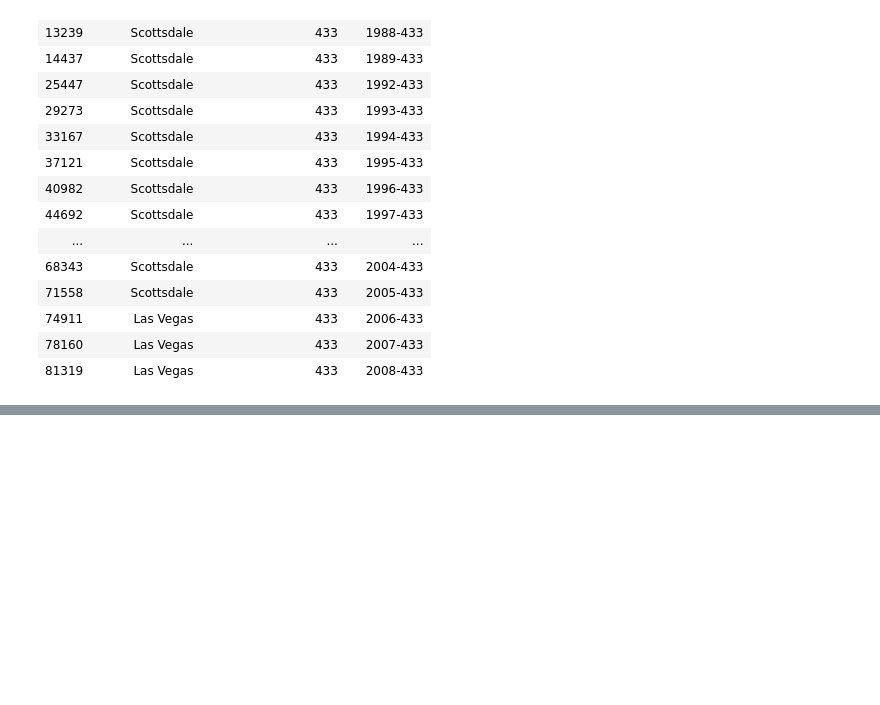
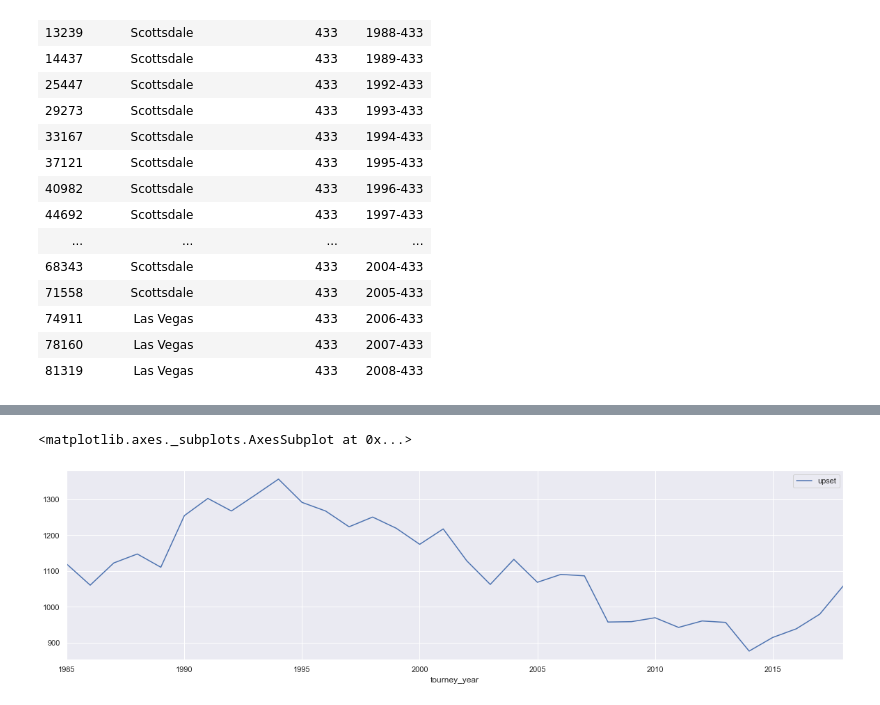
Before and after one commit to sv650s/atp-tennis-predictions, a Jupyter notebook: notebooks/1.0.0-atp_eda.ipynb, the cells around one changed output, grey strips where cells are left out. Drawn from its saved outputs; the diff is of its cells as text; code cells hidden in the pictures; blank space fills up the shorter version.

```diff
--- a/notebooks/1.0.0-atp_eda.ipynb
+++ b/notebooks/1.0.0-atp_eda.ipynb
@@ -653,0 +658,9 @@ players.to_csv('../datasets/players.csv', index=False)
+# %%
+# let's first drop any rows where we don't have rank data
+upset_df = matches_all.dropna(axis=0, subset=["winner_rank", "loser_rank"])
+# %%
+# let's determin upsets
+
+upset_df["upset"] = upset_df["winner_rank"] > upset_df["loser_rank"]
+upset_df.upset = upset_df.upset.astype(np.int32)
+upset_df[["winner_rank", "loser_rank", "upset"]].sample(10)
@@ -653,0 +684,4 @@ players.to_csv('../datasets/players.csv', index=False)
+# %%
+# extra tourney_year from the tournament date
+upset_df["tourney_year"] = upset_df.tourney_date.dt.year
+upset_df[["tourney_date", "tourney_year"]].sample(5)
@@ -653,0 +706,6 @@ players.to_csv('../datasets/players.csv', index=False)
+# %%
+f, a = plt.subplots(1, 1, figsize=(20, 5))
+upset_df[upset_df.tourney_year < 2019][["tourney_year", "upset"]].groupby("tourney_year").sum().plot(kind='line', ax=a)
+# %% [output]
+<matplotlib.axes._subplots.AxesSubplot at 0x...>
+[figure, added]
```
Also changed, not shown: parts of 5 cells of this notebook, 6 other files.
